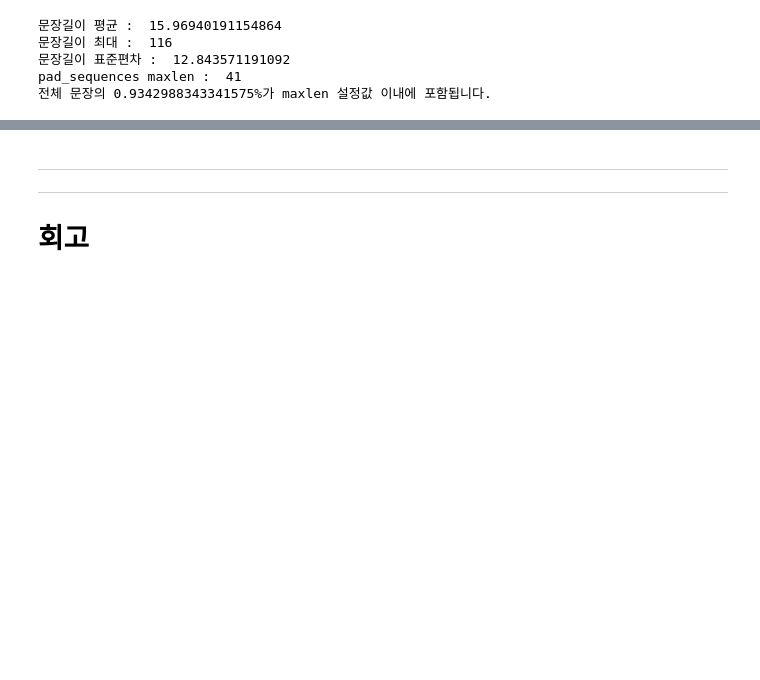
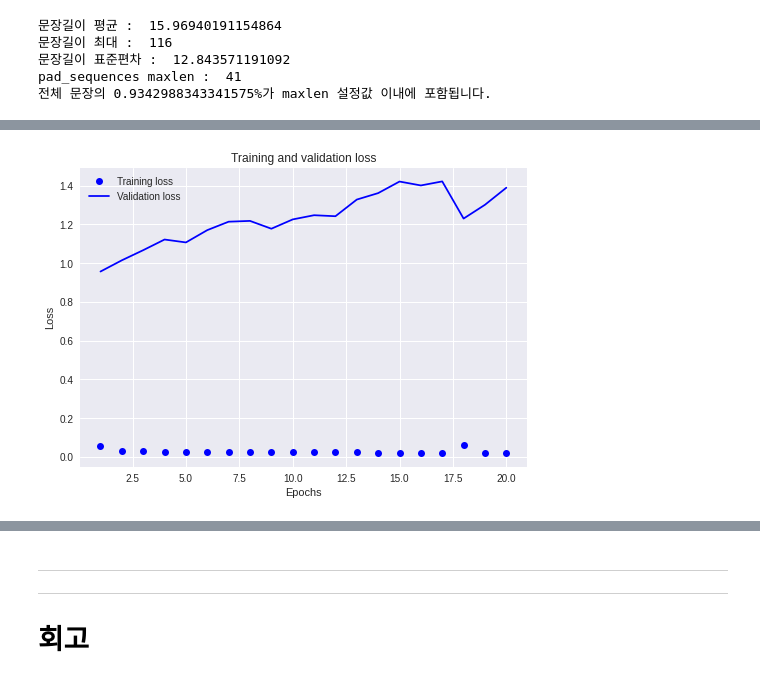
Before and after one commit to jujemu/Aiffel, a Jupyter notebook: EX/Ex-9/[Ex-9]Movie_Review.ipynb, the cells around one changed output, grey strips where cells are left out. Drawn from its saved outputs; the diff is of its cells as text; code cells hidden in the pictures; blank space fills up the shorter version.

```diff
--- a/EX/Ex-9/[Ex-9]Movie_Review.ipynb
+++ b/EX/Ex-9/[Ex-9]Movie_Review.ipynb
@@ -33,5 +32,7 @@ import os
 
 from konlpy.tag import Mecab
 from collections import Counter
+
+plt.style.use('seaborn')
 # %% [markdown]
 ## Define Function
@@ -185,0 +380,9 @@ KeyError: '<PAD>'
+# %%
+vocab_size = 10000    # 어휘 사전의 크기입니다(10,000개의 단어)
+word_vector_dim = 300  # 워드 벡터의 차원수
+embedding_matrix = np.random.rand(vocab_size, word_vector_dim)
+
+# embedding_matrix에 Word2Vec 워드 벡터를 단어 하나씩마다 차례차례 카피한다.
+for i in range(4,vocab_size):
+    if index_to_word[i] in word2vec:
+        embedding_matrix[i] = word2vec[index_to_word[i]]
@@ -185,0 +442,14 @@ KeyError: '<PAD>'
+# %%
+# 학습의 진행
+model.compile(optimizer='adam',
+              loss='binary_crossentropy',
+              metrics=['accuracy'])
+
+epochs=20  # 몇 epoch를 훈련하면 좋을지 결과를 보면서 바꾸어 봅시다.
+
+history = model.fit(partial_x_train,
+                    partial_y_train,
+                    epochs=epochs,
+                    batch_size=1024,
+                    validation_data=(x_val, y_val),
+                    verbose=1)
@@ -185,0 +474,22 @@ KeyError: '<PAD>'
+# %%
+history_dict = history.history
+
+acc = history_dict['accuracy']
+val_acc = history_dict['val_accuracy']
+loss = history_dict['loss']
+val_loss = history_dict['val_loss']
+
+epochs = range(1, len(acc) + 1)
+
+# "bo"는 "파란색 점"입니다
+plt.plot(epochs, loss, 'bo', label='Training loss')
+# b는 "파란 실선"입니다
+plt.plot(epochs, val_loss, 'b', label='Validation loss')
+plt.title('Training and validation loss')
+plt.xlabel('Epochs')
+plt.ylabel('Loss')
+plt.legend()
+
+plt.show()
+# %% [output]
+[figure, added]
```
Also changed, not shown: parts of 30 cells of this notebook.
